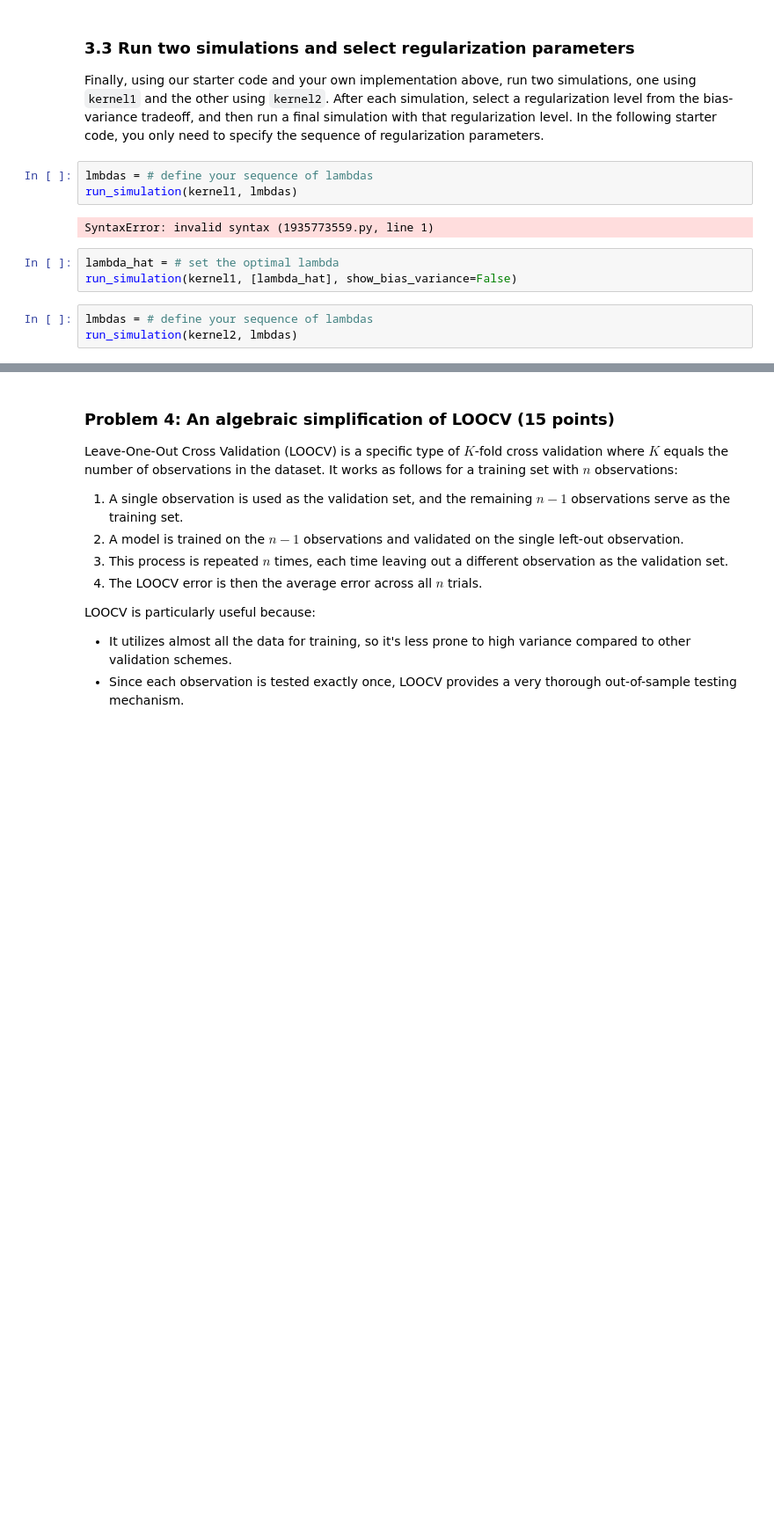
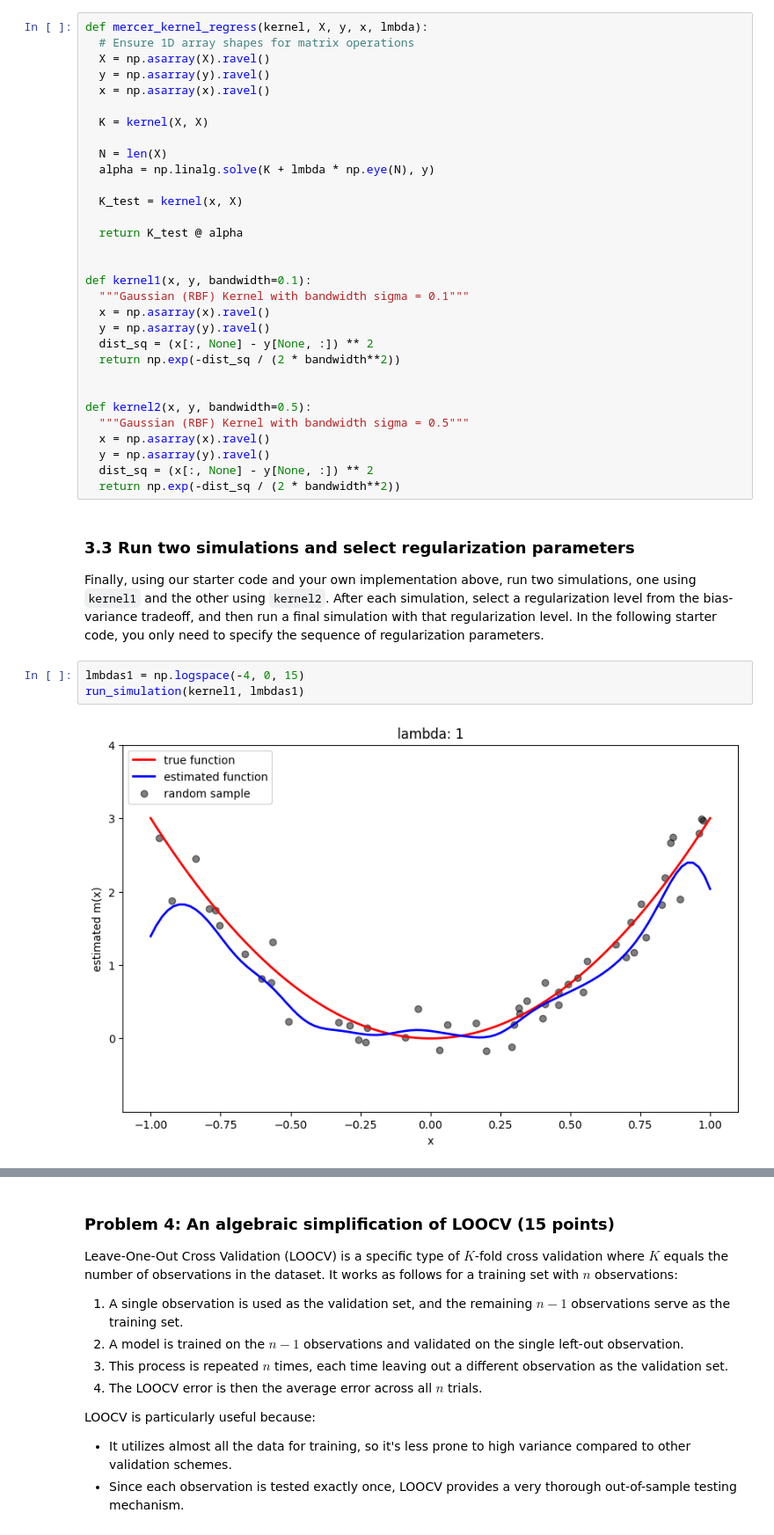
Before and after one commit to Jason-Shuler/machine_learning, a Jupyter notebook: assignments/assn1/assn1.ipynb, the cells around one changed output, grey strips where cells are left out. Shown at 88% size. Cells and saved outputs as stored; diff of their text form; blank space fills up the shorter version.

```diff
--- a/assignments/assn1/assn1.ipynb
+++ b/assignments/assn1/assn1.ipynb
@@ -753,17 +738,42 @@ def kernel2(x,y):
+# %%
+def mercer_kernel_regress(kernel, X, y, x, lmbda):
+  # Ensure 1D array shapes for matrix operations
+  X = np.asarray(X).ravel()
+  y = np.asarray(y).ravel()
+  x = np.asarray(x).ravel()
+
+  K = kernel(X, X)
+
+  N = len(X)
+  alpha = np.linalg.solve(K + lmbda * np.eye(N), y)
+
+  K_test = kernel(x, X)
+
+  return K_test @ alpha
+
+
+def kernel1(x, y, bandwidth=0.1):
+  """Gaussian (RBF) Kernel with bandwidth sigma = 0.1"""
+  x = np.asarray(x).ravel()
+  y = np.asarray(y).ravel()
+  dist_sq = (x[:, None] - y[None, :]) ** 2
+  return np.exp(-dist_sq / (2 * bandwidth**2))
+
+
+def kernel2(x, y, bandwidth=0.5):
+  """Gaussian (RBF) Kernel with bandwidth sigma = 0.5"""
+  x = np.asarray(x).ravel()
+  y = np.asarray(y).ravel()
+  dist_sq = (x[:, None] - y[None, :]) ** 2
+  return np.exp(-dist_sq / (2 * bandwidth**2))
 # %% [markdown]
 ###  3.3 Run two simulations and select regularization parameters
 
 Finally, using our starter code and your own implementation above, run two simulations, one
 using `kernel1` and the other using `kernel2`. After each simulation, select a regularization level from the bias-variance tradeoff, and then run a final simulation with that regularization level. In the following
 starter code, you only need to specify the sequence of regularization parameters.
-# %%
-lmbdas = # define your sequence of lambdas
-run_simulation(kernel1, lmbdas)
-# %% [output]
-SyntaxError: invalid syntax (1935773559.py, line 1)
-# %%
-lambda_hat = # set the optimal lambda
-run_simulation(kernel1, [lambda_hat], show_bias_variance=False)
-# %%
-lmbdas = # define your sequence of lambdas
-run_simulation(kernel2, lmbdas)
+# %%
+lmbdas1 = np.logspace(-4, 0, 15)
+run_simulation(kernel1, lmbdas1)
+# %% [output]
+[figure, added]
```
Also changed, not shown: parts of 14 cells of this notebook.
